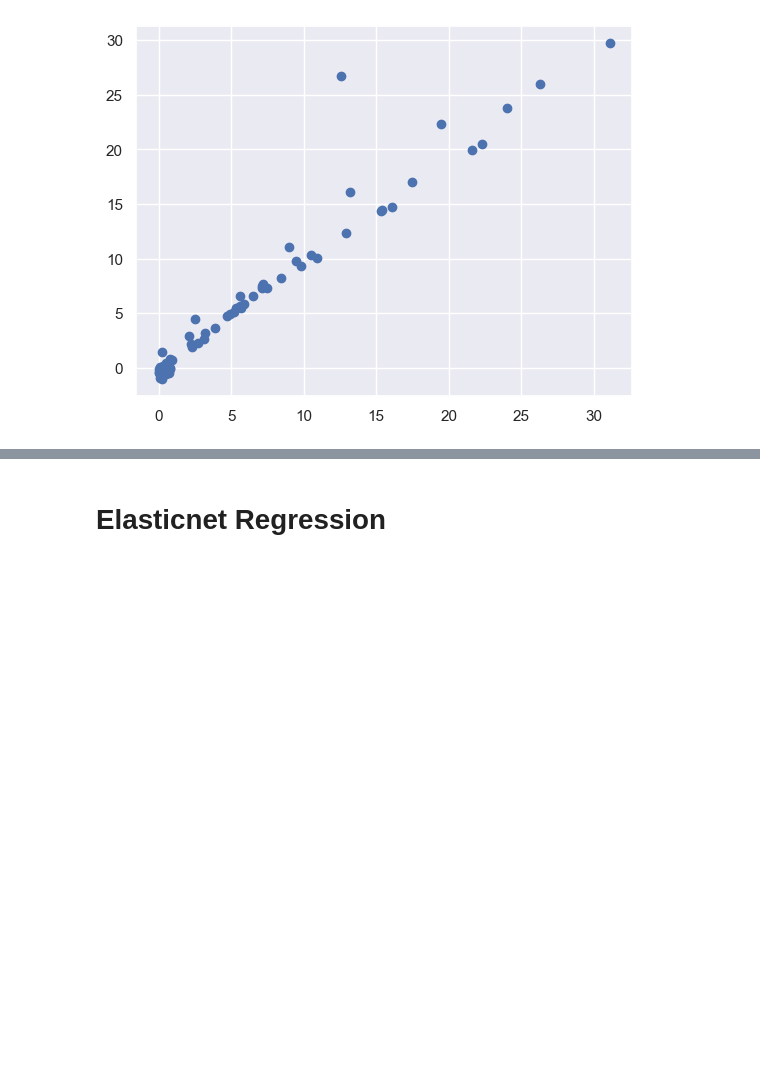
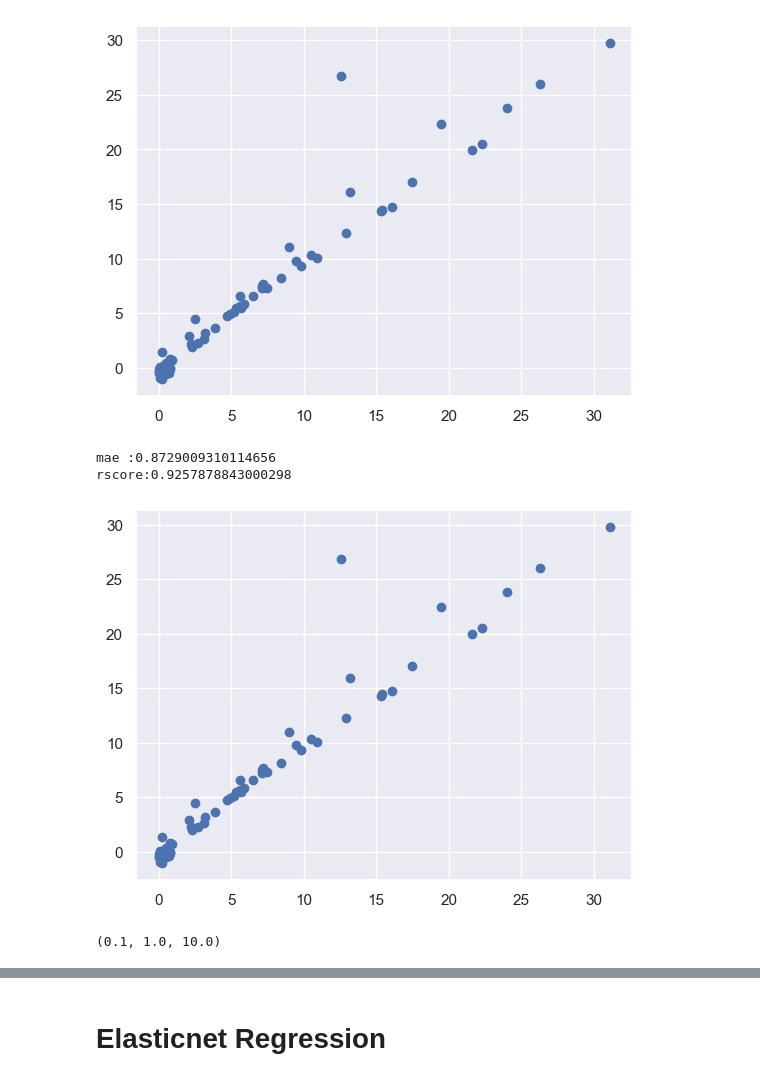
Before and after one commit to sanjip1203/Algerian-Forest-Fires-Dataset-anlysis-and-prediction, a Jupyter notebook: Model_Training.ipynb, the cells around one changed output, grey strips where cells are left out. Saved outputs shown, nothing was run; the diff lists cells and outputs as text; code cells hidden in the pictures; blank space fills up the shorter version.

```diff
--- a/Model_Training.ipynb
+++ b/Model_Training.ipynb
@@ -239,3 +306,22 @@ plt.show()
 mae :0.8773513226893257
 rscore:0.9264043521062867
 [figure]
+# %%
+from sklearn.linear_model import RidgeCV
+from sklearn.metrics import r2_score,mean_absolute_error
+ridgecv = RidgeCV(cv=5)
+ridgecv.fit(X_train_scaled,y_train)
+y_pred = lassoCV.predict(X_test_scaled)
+plt.scatter(y_test,y_pred)
+mae = mean_absolute_error(y_test,y_pred)
+rsore = r2_score(y_test,y_pred)
+print(f"mae :{mae} \nrscore:{rsore}")
+plt.show()
+# %% [output]
+mae :0.8729009310114656
+rscore:0.9257878843000298
+[figure, added]
+# %%
+ridgecv.alphas
+# %% [output]
+(0.1, 1.0, 10.0)
```
Also changed, not shown: parts of 9 cells of this notebook.
